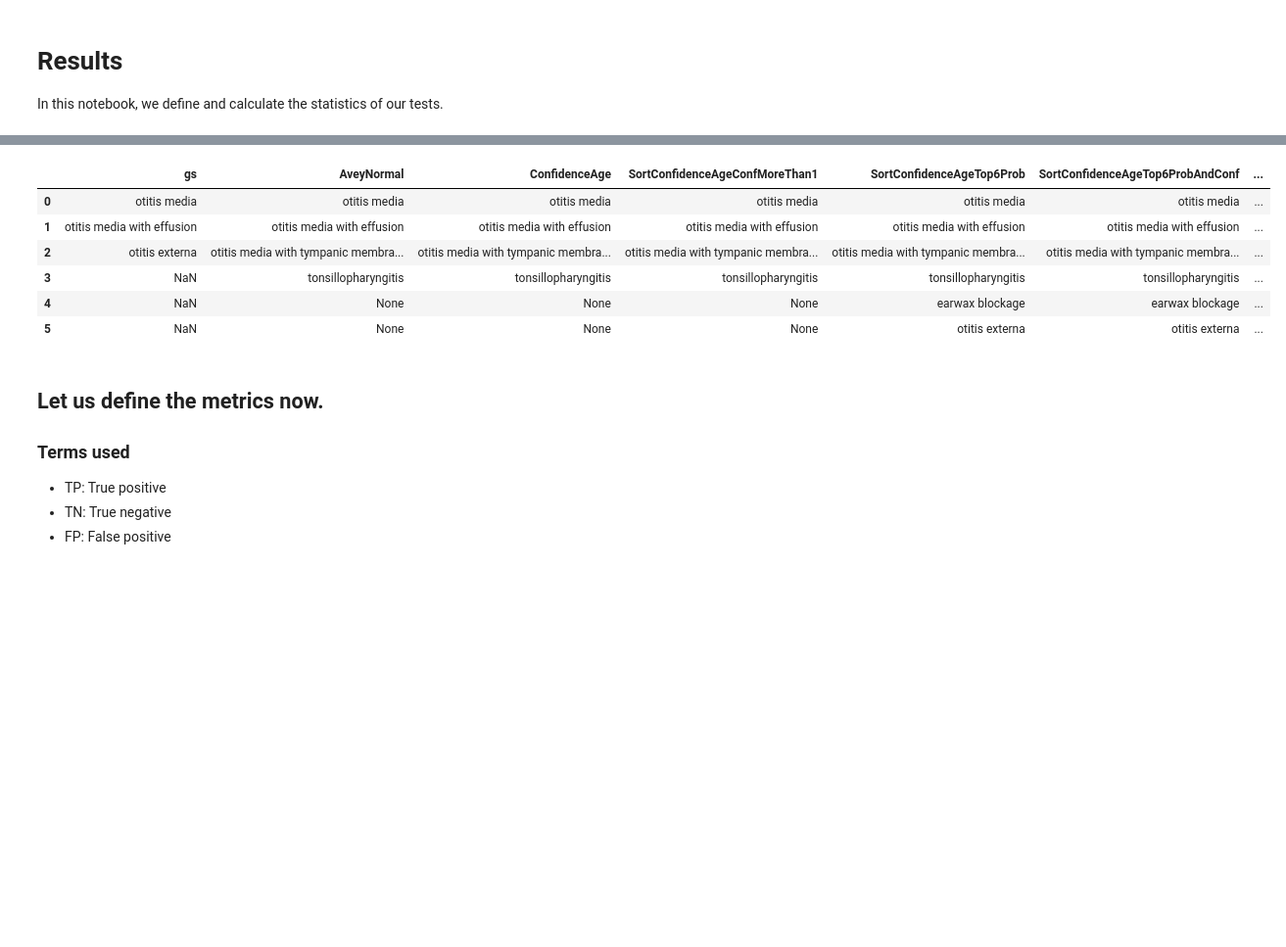
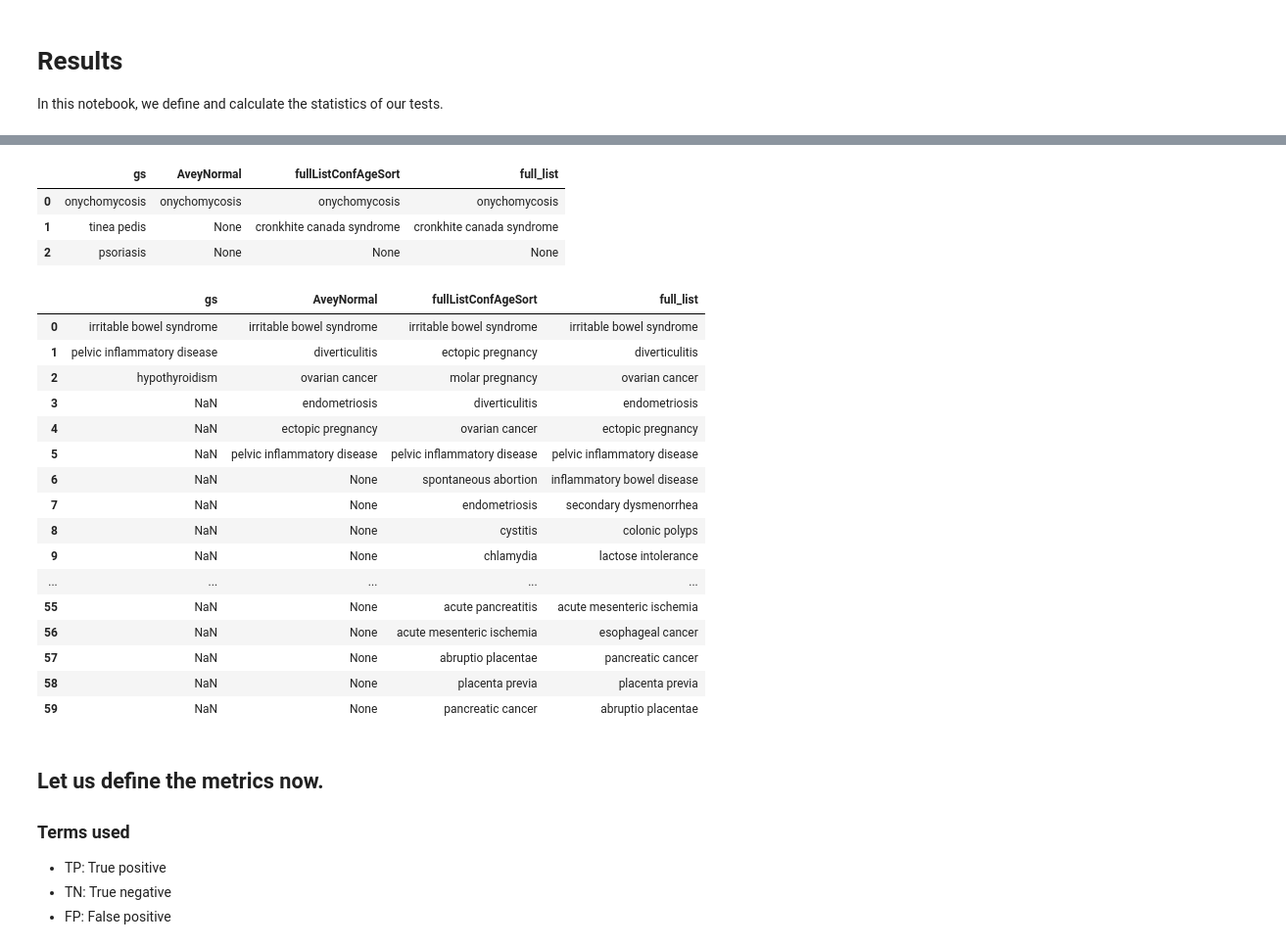
Before and after one commit to rimads/avey-paper, a Jupyter notebook: main.ipynb, the cells around one changed output, grey strips where cells are left out. Shown at 98% size. Drawn from its saved outputs; the diff is of its cells as text; code cells hidden in the pictures; blank space fills up the shorter version.

```diff
--- a/main.ipynb
+++ b/main.ipynb
@@ -6,7 +6,7 @@ In this notebook, we define and calculate the statistics of our tests.
 
 import json
 import pandas as pd
-fileName = "GS.json"
+fileName = "gs.json"
 goldStandard = {}
 
 with open(fileName,'r',encoding='utf-8') as file:
@@ -16,5 +16,5 @@ with open(fileName,'r',encoding='utf-8') as file:
 for caseId, case in goldStandardRaw.items():
     goldStandard[caseId] = pd.Series(gs.replace("$","") for gs in case)
 
-goldStandard['60']
+goldStandard['191']
 # %% [output]
@@ -40,7 +41,7 @@ with open(fileName, 'r', encoding='utf-8') as file:
 
     resultsNormalized = defaultdict(lambda: {})
     for caseId, result in resultsCollected.items():
-        maxSize = max(len(ddx) for ddx in result.values())
+        maxSize = max(max(len(ddx) for ddx in result.values()), len(goldStandard[caseId]))
         for app, ddx in result.items():
             resultsNormalized[caseId][app] = ddx + \
                 [None] * (maxSize - len(ddx))
@@ -93,16 +82,32 @@ for caseId, gs in goldStandard.items():
     if caseId in results:
         cases[caseId] = pd.DataFrame(results[caseId])
         cases[caseId].insert(loc=0, column="gs", value=gs)
+cases['191']
+# %% [output]
+|  | gs | AveyNormal | fullListConfAgeSort | full_list |
+| 0 | onychomycosis | onychomycosis | onychomycosis | onychomycosis |
+| 1 | tinea pedis | None | cronkhite canada syndrome | cronkhite canada syndrome |
+| 2 | psoriasis | None | None | None |
 # %%
-cases['89']
+cases['195']
 # %% [output]
-|  | gs | AveyNormal | ConfidenceAge | SortConfidenceAgeConfMoreThan1 | SortConfidenceAgeTop6Prob | SortConfidenceAgeTop6ProbAndConf | ... |
-| 0 | otitis media | otitis media | otitis media | otitis media | otitis media | otitis media | ... |
-| 1 | otitis media with effusion | otitis media with effusion | otitis media with effusion | otitis media with effusion | otitis media with effusion | otitis media with effusion | ... |
-| 2 | otitis externa | otitis media with tympanic membra... | otitis media with tympanic membra... | otitis media with tympanic membra... | otitis media with tympanic membra... | otitis media with tympanic membra... | ... |
-| 3 | NaN | tonsillopharyngitis | tonsillopharyngitis | tonsillopharyngitis | tonsillopharyngitis | tonsillopharyngitis | ... |
-| 4 | NaN | None | None | None | earwax blockage | earwax blockage | ... |
-| 5 | NaN | None | None | None | otitis externa | otitis externa | ... |
+|  | gs | AveyNormal | fullListConfAgeSort | full_list |
+| 0 | irritable bowel syndrome | irritable bowel syndrome | irritable bowel syndrome | irritable bowel syndrome |
+| 1 | pelvic inflammatory disease | diverticulitis | ectopic pregnancy | diverticulitis |
+| 2 | hypothyroidism | ovarian cancer | molar pregnancy | ovarian cancer |
+| 3 | NaN | endometriosis | diverticulitis | endometriosis |
+| 4 | NaN | ectopic pregnancy | ovarian cancer | ectopic pregnancy |
+| 5 | NaN | pelvic inflammatory disease | pelvic inflammatory disease | pelvic inflammatory disease |
+| 6 | NaN | None | spontaneous abortion | inflammatory bowel disease |
+| 7 | NaN | None | endometriosis | secondary dysmenorrhea |
+| 8 | NaN | None | cystitis | colonic polyps |
+| 9 | NaN | None | chlamydia | lactose intolerance |
+| ... | ... | ... | ... | ... |
+| 55 | NaN | None | acute pancreatitis | acute mesenteric ischemia |
+| 56 | NaN | None | acute mesenteric ischemia | esophageal cancer |
+| 57 | NaN | None | abruptio placentae | pancreatic cancer |
+| 58 | NaN | None | placenta previa | placenta previa |
+| 59 | NaN | None | pancreatic cancer | abruptio placentae |
 # %% [markdown]
 ## Let us define the metrics now.
 
```
Also changed, not shown: parts of 6 cells of this notebook, 30 other files.
